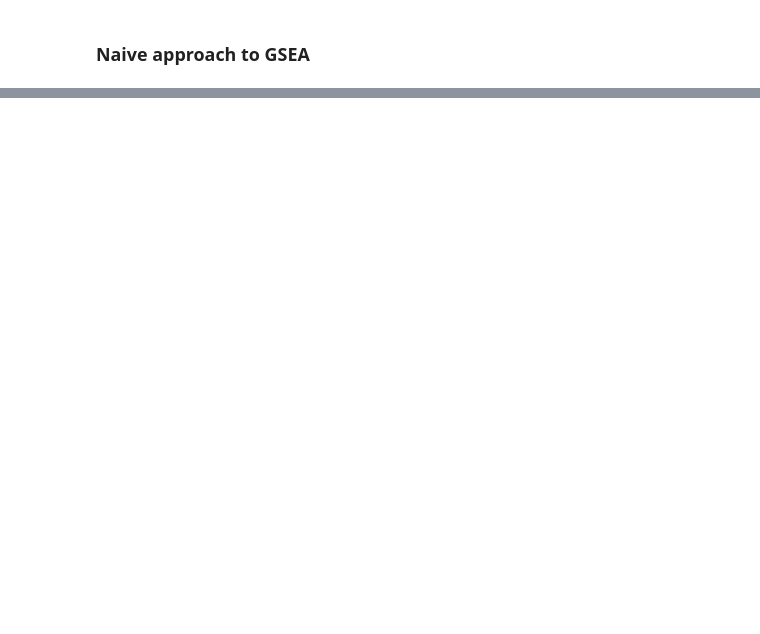
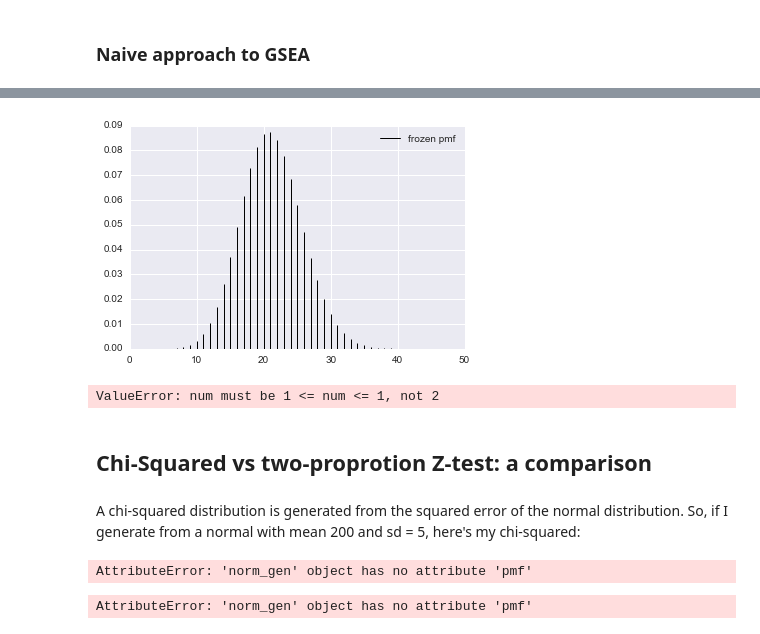
Before and after one commit to nickdeveaux/scratch_space, a Jupyter notebook: Hypergeometric, random sets, KS divergence, and AUPR. approaches to Gene Set Enrichment.ipynb, the cells around one changed output, grey strips where cells are left out. Drawn from its saved outputs; the diff is of its cells as text; code cells hidden in the pictures; blank space fills up the shorter version.

```diff
--- a/Hypergeometric, random sets, KS divergence, and AUPR. approaches to Gene Set Enrichment.ipynb
+++ b/Hypergeometric, random sets, KS divergence, and AUPR. approaches to Gene Set Enrichment.ipynb
@@ -26,0 +159,35 @@ plt.show()
+# %%
+p = float(N)/M
+rv = binom(n, p)
+# %%
+x = np.arange(1, 50)
+fig, ax = plt.subplots(1, 1)
+ax.vlines(x, 0, rv.pmf(x), colors='black', linestyles='-', lw=1, label='frozen pmf')
+ax.legend(loc='best', frameon=False)
+plt.show()
+ax = fig.add_subplot(112)
+ax.plot(x, pmf_dogs, 'bo')
+ax.vlines(x, 0, pmf_dogs, lw=2)
+ax.set_xlabel('# of DE genes in our chipseq set')
+ax.set_ylabel('hypergeom PMF')
+plt.show()
+# %% [output]
+[figure, added]
+ValueError: num must be 1 <= num <= 1, not 2
+# %% [markdown]
+## Chi-Squared vs two-proprotion Z-test: a comparison
+# %% [markdown]
+A chi-squared distribution is generated from the squared error of the normal distribution. So, if I generate from a normal with mean 200 and sd = 5, here's my chi-squared:
+# %%
+normal_vars = scipy.stats.norm(200, 5)
+x = np.arange(150, 250)
+pmf = normal_vars.pmf(x)
+ax.vlines(x, 0, pmf, colors='black', linestyles='-', lw=1, label='frozen pmf')
+ax.legend(loc='best', frameon=False)
+plt.show()
+# %% [output]
+AttributeError: 'norm_gen' object has no attribute 'pmf'
+# %%
+normal_vars.pmf(x)
+# %% [output]
+AttributeError: 'norm_gen' object has no attribute 'pmf'
```
Also changed, not shown: parts of 50 cells of this notebook, 11 other files.
